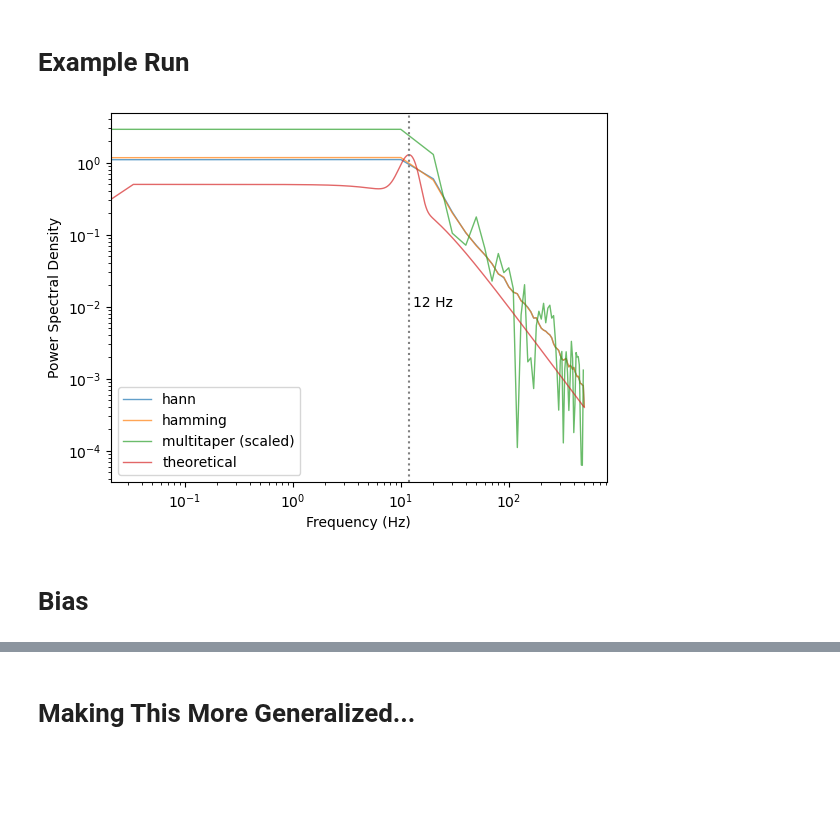
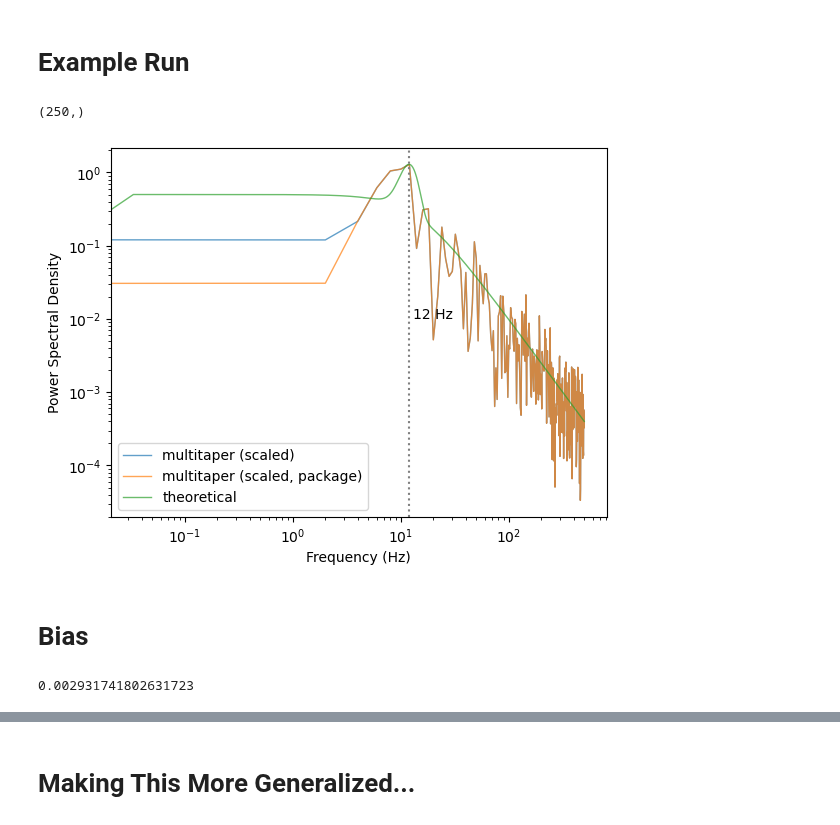
Before and after one commit to anika-kum/spectral-analysis-comparison, a Jupyter notebook: final_taper_comparison.ipynb, the cells around one changed output, grey strips where cells are left out. Saved outputs shown, nothing was run; the diff lists cells and outputs as text; code cells hidden in the pictures; blank space fills up the shorter version.

```diff
--- a/final_taper_comparison.ipynb
+++ b/final_taper_comparison.ipynb
@@ -61,11 +61,10 @@ def single_taper_welch(signal, window_length, taper_shape, fs=1000):
 # %% [markdown]
 # Single Taper (No Welch)
 # %%
-def u_scaling(fft_result_single, taper_shape, N): # https://www.mathworks.com/help/signal/ug/nonparametric-methods.html#f12-16152
+def u_scaling(fft_result, taper, N): # https://www.mathworks.com/help/signal/ug/nonparametric-methods.html#f12-16152
     # Scale the FFT results for single taper
-    window = windows.get_window(taper_shape, N)
-    U = 1/N * sum(i**2 for i in window)
-    scaled_fft_single = [i/U for i in np.abs(fft_result_single)]
+    U = 1/N * sum(i**2 for i in taper)
+    scaled_fft_single = [i/U for i in np.abs(fft_result)]
     return scaled_fft_single
 
 def single_taper_no_welch(signal, window_length, taper_shape, fs=1000):
@@ -81,10 +80,10 @@ def single_taper_no_welch(signal, window_length, taper_shape, fs=1000):
     - psd: estimated power spectral density for positive frequencies (doubled)
     """
     N = int(window_length * fs)  # number of samples in window
-    signal = signal[0:N] # first window segment of signal
+    signal = signal[-N:] # first window segment of signal
     tapered_signal = signal * windows.get_window(taper_shape, N)
-    freqs = np.fft.fftfreq(N, d=1/fs)[1:N//2] # starting from 1 to avoid a divide by 0 error later.
-    psd = ((np.abs(fft(tapered_signal)[1:N//2]))**2) / (fs*N)
-    return u_scaling(freqs, taper_shape, N), psd
+    freqs = np.fft.rfftfreq(N, d=1/fs) # starting from 1 to avoid a divide by 0 error later.
+    psd = ((np.abs(np.fft.rfft(tapered_signal)))**2) / (fs*N)
+    return freqs, u_scaling(psd, windows.get_window(taper_shape, N), N)
 # %% [markdown]
 # Multitaper
@@ -127,26 +136,43 @@ def multitaper(signal, window_length, fs=1000, TW=1, K=1): # only TW and Window
+# %%
+from spectral_connectivity import Multitaper, Connectivity
+
+def multitaper_package_implementation(signal, window_length_sec, TW = 1, K = None, fs=1000):
+    N = int(fs * window_length_sec)
+    x = signal[-N:] # obtain last chunk
+    K = K or int(2 * TW - 1)  # default to 2*TW - 1 tapers if K is not specified
+    mt = Multitaper(time_series = x, sampling_frequency = fs, time_halfbandwidth_product=TW, n_tapers = K)
+    connectivity = Connectivity.from_multitaper(mt, expectation_type='tapers')
+    freqs = connectivity.frequencies # dim:(250,)
+    power = connectivity.power().reshape(250,)
+    print(power.shape)
+    return freqs, power
 # %% [markdown]
 # Example Run
 # %%
-window_length = 0.1 # change window length
+window_length = 0.5 # change window length
 
-freq_hann, psd_hann = single_taper_welch(data_td, window_length=window_length, taper_shape='hann')
-freq_hamming, psd_hamming = single_taper_welch(data_td, window_length=window_length, taper_shape='hamming')
-freq_mt, psd_mt = multitaper(data_td, window_length=window_length, TW=2)
+freq_hann, psd_hann = single_taper_no_welch(data_td, window_length=window_length, taper_shape='hann')
+freq_hamming, psd_hamming = single_taper_no_welch(data_td, window_length=window_length, taper_shape='hamming')
+freq_mt, psd_mt = multitaper(data_td, window_length=window_length, TW=1)
+freq_mt_package, psd_mt_package = multitaper_package_implementation(data_td, window_length_sec=window_length, TW=1)
 
-plt.loglog(freq_hann, psd_hann, linewidth=1, alpha=0.7, label='hann')
-plt.loglog(freq_hamming, psd_hamming, linewidth=1, alpha=0.7, label='hamming')
+
+#plt.loglog(freq_hann, psd_hann, linewidth=1, alpha=0.7, label='hann')
+#plt.loglog(freq_hamming, psd_hamming, linewidth=1, alpha=0.7, label='hamming')
 plt.loglog(freq_mt, psd_mt, linewidth=1, alpha=0.7, label='multitaper (scaled)')
+plt.loglog(freq_mt_package, psd_mt_package, linewidth=1, alpha=0.7, label='multitaper (scaled, package)')
 plt.plot(data_fd.frequencies, data_fd.combined_spectrum, linewidth=1, alpha=0.7, label='theoretical')
 
 plt.axvline(x=12, color='gray', linestyle=':', linewidth=1.5)
 plt.text(13, 0.01,'12 Hz')
 
 plt.xlabel('Frequency (Hz)')
 plt.ylabel('Power Spectral Density')
 plt.legend()
 plt.show()
 # %% [output]
+(250,)
-[figure, old version]
+[figure, new version]
 # %% [markdown]
 # Bias
 # %%
@@ -159,6 +185,10 @@ def calc_mean_bias(empiricalPSD, theoreticalPSD):
     meanBias = np.sum(biases)/N
 
     return meanBias
+# %%
+print(calc_mean_bias(psd_mt, psd_mt_package))
+# %% [output]
+0.002931741802631723
 # %%
 # def get_correct_theoretical_window(psd_theoretical_fd, freq_theoretical_fd, freq_empirical):
 #     psd_theoretical_correct_window = np.empty(len(freq_empirical))
```
Also changed, not shown: parts of 4 cells of this notebook, 1 other file.
